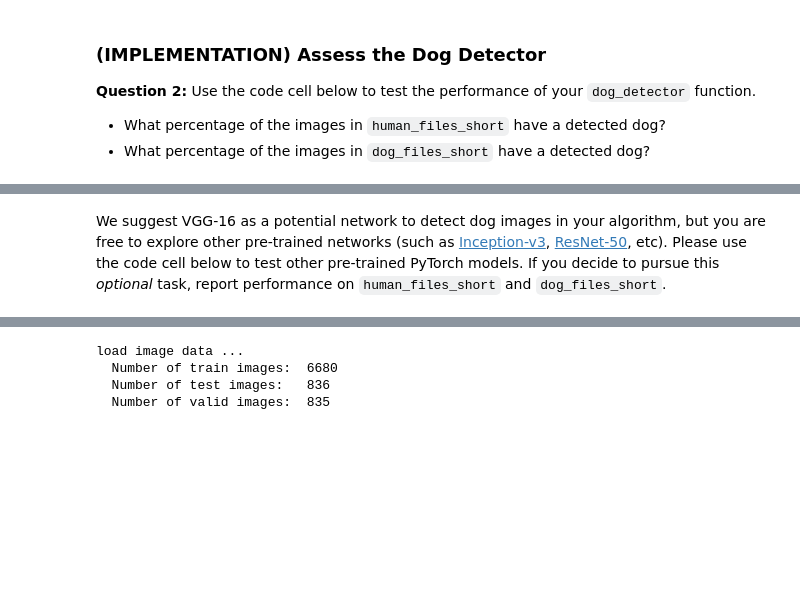
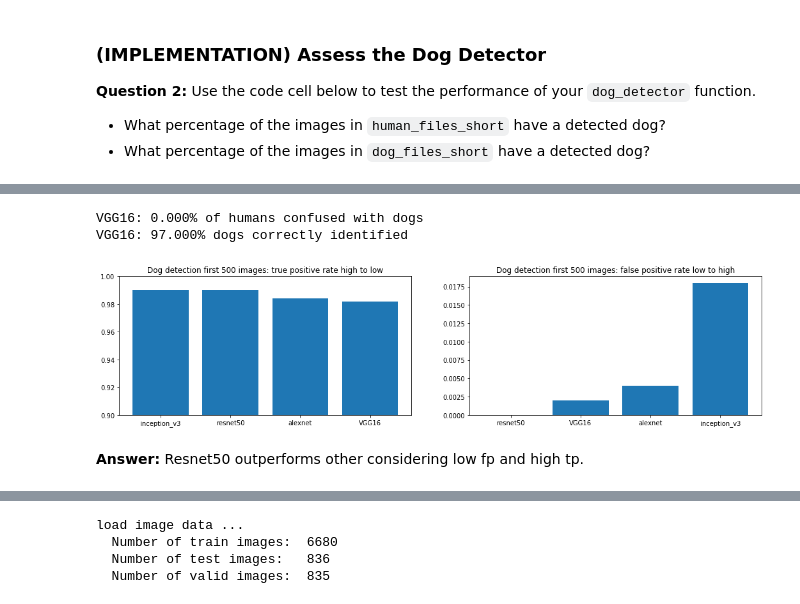
Before and after one commit to kondra50/dog_breed_classification, a Jupyter notebook: dog_app.ipynb, the cells around one changed output, grey strips where cells are left out. Cells and saved outputs as stored; diff of their text form; code cells hidden in the pictures; blank space fills up the shorter version.

```diff
--- a/dog_app.ipynb
+++ b/dog_app.ipynb
@@ -187,6 +180,14 @@ We suggest the face detector from OpenCV as a potential way to detect human imag
 ### (Optional)
 ### TODO: Test performance of another face detection algorithm.
 ### Feel free to use as many code cells as needed.
+# %%
+norm_mean = [0.485, 0.456, 0.406]
+norm_std = [0.229, 0.224, 0.225]
+img_short_side_resize = 224
+img_input_size = 224
+shuffle = True
+num_workers = 16
+batch_size = 64
 # %% [markdown]
 ---
 <a id='step2'></a>
@@ -274,7 +305,7 @@ While looking at the [dictionary](https://gist.github.com/yrevar/942d3a0ac09ec9e
 Use these ideas to complete the `dog_detector` function below, which returns `True` if a dog is detected in an image (and `False` if not).
 # %%
 ### returns "True" if a dog is detected in the image stored at img_path
-def dog_detector(img_path):
+def dog_detector(img_path, model, device):
     ## TODO: Complete the function.
-    index=VGG16_predict(img_path)
-    return (151 <= index and index <= 268)
+    out = pre_trained_predict(img_path,model,device)
+    return out >= 151 and out <= 268 # true/false
@@ -307,2 +320,0 @@ __Answer:__
-# %% [markdown]
-We suggest VGG-16 as a potential network to detect dog images in your algorithm, but you are free to explore other pre-trained networks (such as [Inception-v3](http://pytorch.org/docs/master/torchvision/models.html#inception-v3), [ResNet-50](http://pytorch.org/docs/master/torchvision/models.html#id3), etc).  Please use the code cell below to test other pre-trained PyTorch models.  If you decide to pursue this _optional_ task, report performance on `human_files_short` and `dog_files_short`.
@@ -313,3 +324,38 @@ We suggest VGG-16 as a potential network to detect dog images in your algorithm,
+# %%
+tpr_vgg16 = np.mean(dogs_detected_correctly)
+fpr_vgg16 = np.mean(dogs_detected_incorrectly)
+
+print(f"VGG16: {fpr_vgg16 * 100:.3f}% of humans confused with dogs")
+print(f"VGG16: {tpr_vgg16 * 100:.3f}% dogs correctly identified")
+# %% [output]
+VGG16: 0.000% of humans confused with dogs
+VGG16: 97.000% dogs correctly identified
+# %%
+VGG16 = VGG16.to("cpu")
+torch.cuda.empty_cache()
+tpr = np.zeros(len(model_list))
+fpr = np.zeros(len(model_list))
+for i in range(len(model_list)):
+    model = model_list[i].to(device)
+    tpr[i] = np.mean([dog_detector(img_path, model, device) for img_path in dog_files[:500]])
+    fpr[i] = np.mean([dog_detector(img_path, model, device) for img_path in human_files[:500]])
+    model = model.to("cpu")
+# %%
+idx_tpr = np.argsort(tpr)[::-1]
+idx_fpr = np.argsort(fpr)
+
+fig,ax = plt.subplots(1,2,figsize = (18,4))
+ax[0].bar([model_names[i] for i in idx_tpr],tpr[idx_tpr])
+ax[0].set_title(f"Dog detection first 500 images: true positive rate high to low")
+ax[0].set_ylim((0.9,1))
+ax[1].bar([model_names[i] for i in idx_fpr],fpr[idx_fpr])
+ax[1].set_title("Dog detection first 500 images: false positive rate low to high")
+plt.show()
+# %% [output]
+[figure, added]
+# %% [markdown]
+__Answer:__
+Resnet50 outperforms other considering low fp and high tp.
 # %% [markdown]
 ---
 <a id='step3'></a>
```
Also changed, not shown: parts of 45 cells of this notebook.
